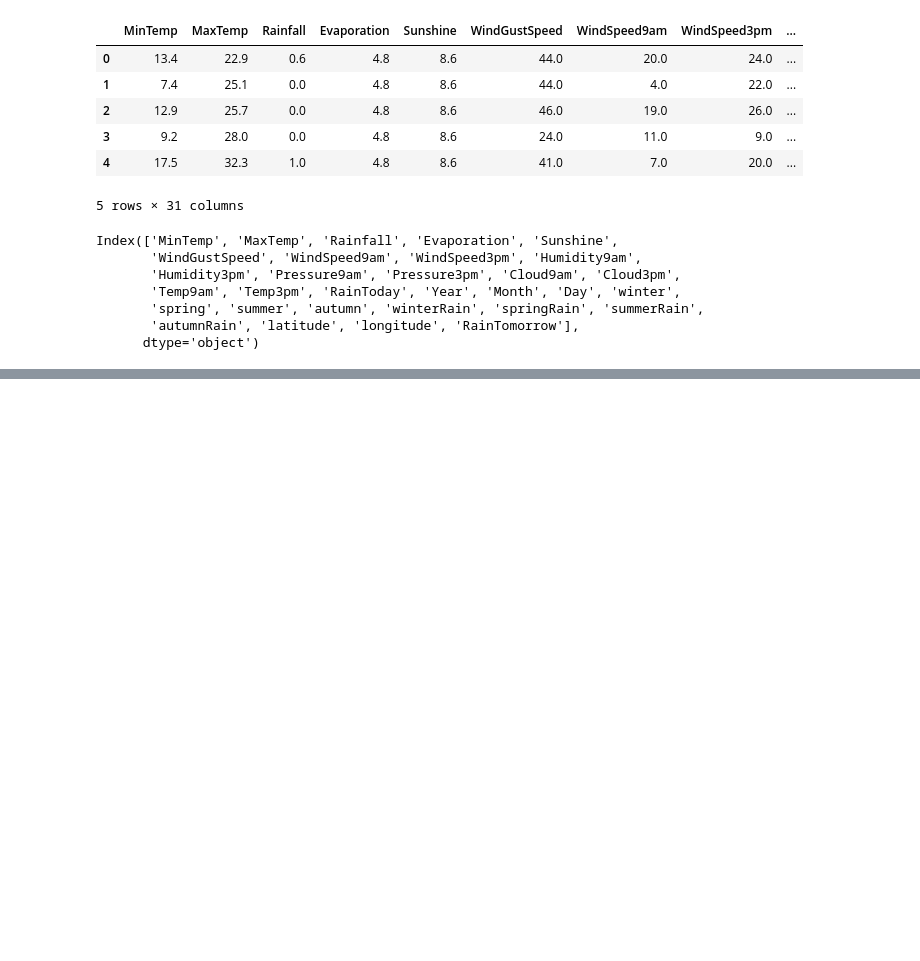
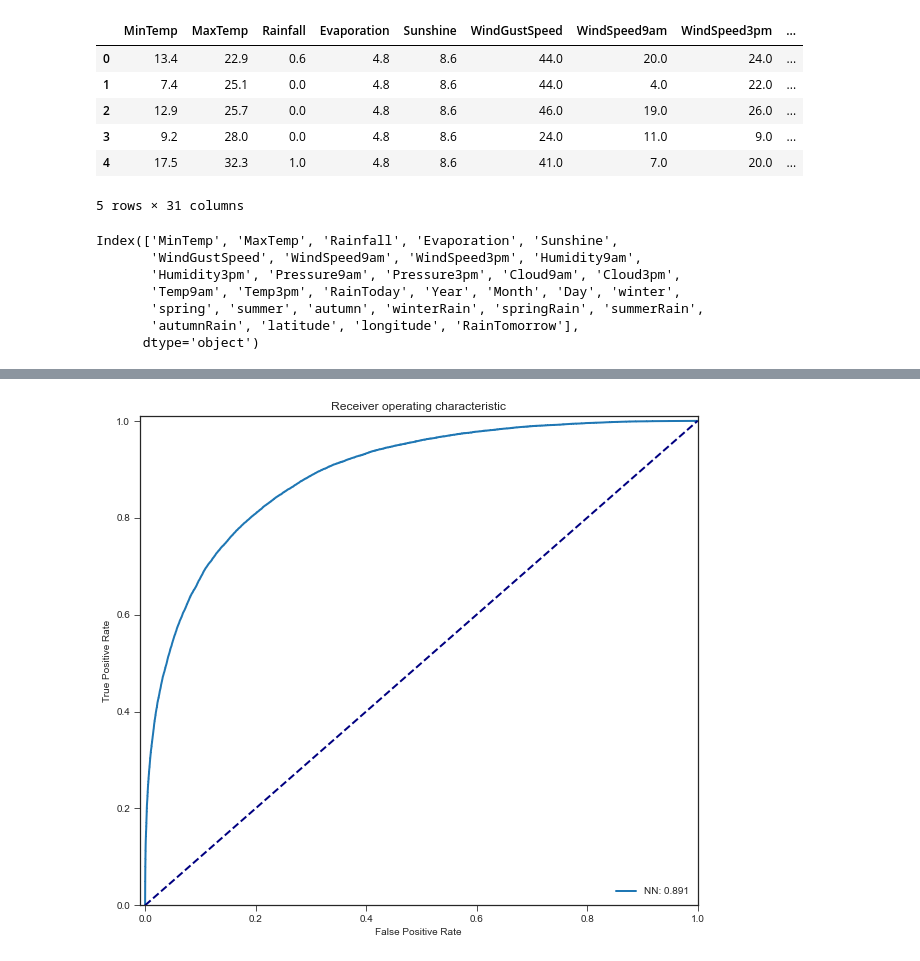
Before and after one commit to hoobys/Australia-weather-prediction, a Jupyter notebook: NeuralNetworks.ipynb, the cells around one changed output, grey strips where cells are left out. Cells and saved outputs as stored; diff of their text form; code cells hidden in the pictures; blank space fills up the shorter version.

```diff
--- a/NeuralNetworks.ipynb
+++ b/NeuralNetworks.ipynb
@@ -363,11 +363,11 @@ def CVTestNN(nFolds = 5, randomState=2020, features=features, debug=False, *args
 import random
 
 opti = ["SGD", "RMSprop", "Adagrad", "Adadelta", "Adam", "Adamax"]
-activations = ["tanh", "sigmoid", "linear", "relu", "selu", "prelu"]
+activations = ["tanh", "sigmoid", "linear", "relu", "selu"]
 
 results = []
 paramList = []
-for x in range(20):
+for x in range(10):
     params = (
         random.randint(1, 5),
         random.randint(10, 500),
@@ -377,7 +377,7 @@ for x in range(20):
         random.randint(10, 500),
         random.randint(50, 500),
         random.randint(0, 5),
-        random.randint(0, 5),
+        random.randint(0, 4),
         random.uniform(0, 0.8),
         random.randint(0, 1),
     )
@@ -427,0 +439,17 @@ plt.show()
+# %%
+    trainResults, testResults, predictions, indices, hists = CVTestNN(
+        n=2,
+        nu1=326,
+        nu2=40,
+        nu3=142,
+        nu4=330,
+        nu5=368,
+        batchSize=69,
+        optimizer="Adam",
+        activation="sigmoid",
+        dropout_rate=0.382,
+        dropout_all_layers=False,
+        epochs=20,
+        debug=False,
+    )
+    print(np.mean(testResults), params)
@@ -427,0 +474,20 @@ plt.show()
+# %%
+resultNN = {
+    "name":"NN",
+    "trainResults":trainResults.copy(),
+    "testResults":testResults.copy(),
+    "predictions":predictions.copy(),
+    "indices":indices.copy(),
+}
+# %%
+res2plot = []
+true = (df[target]).astype(int).sort_index()
+for result in [resultNN]:
+    # Tworzymy wektor predykcji tworząc serię pandasa, a następnie sortujemy indeks
+    pred = pd.Series(sum(result["predictions"], []), index=sum(result["indices"], [])).sort_index()
+    res2plot.append((true, pred, result["name"]))
+
+from helpers import plotROCs
+plotROCs(res2plot)
+# %% [output]
+[figure, added]
```
Also changed, not shown: parts of 7 cells of this notebook, 14 other files.
